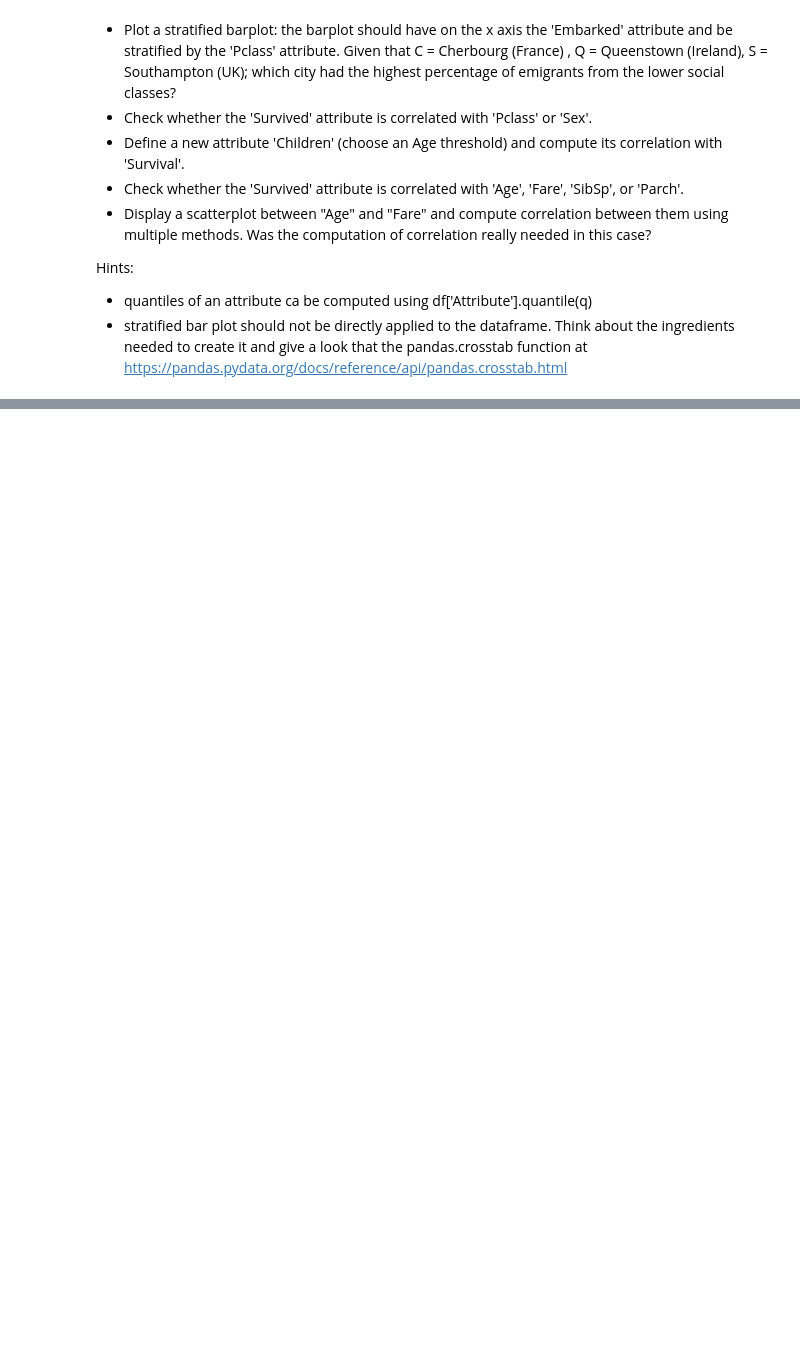
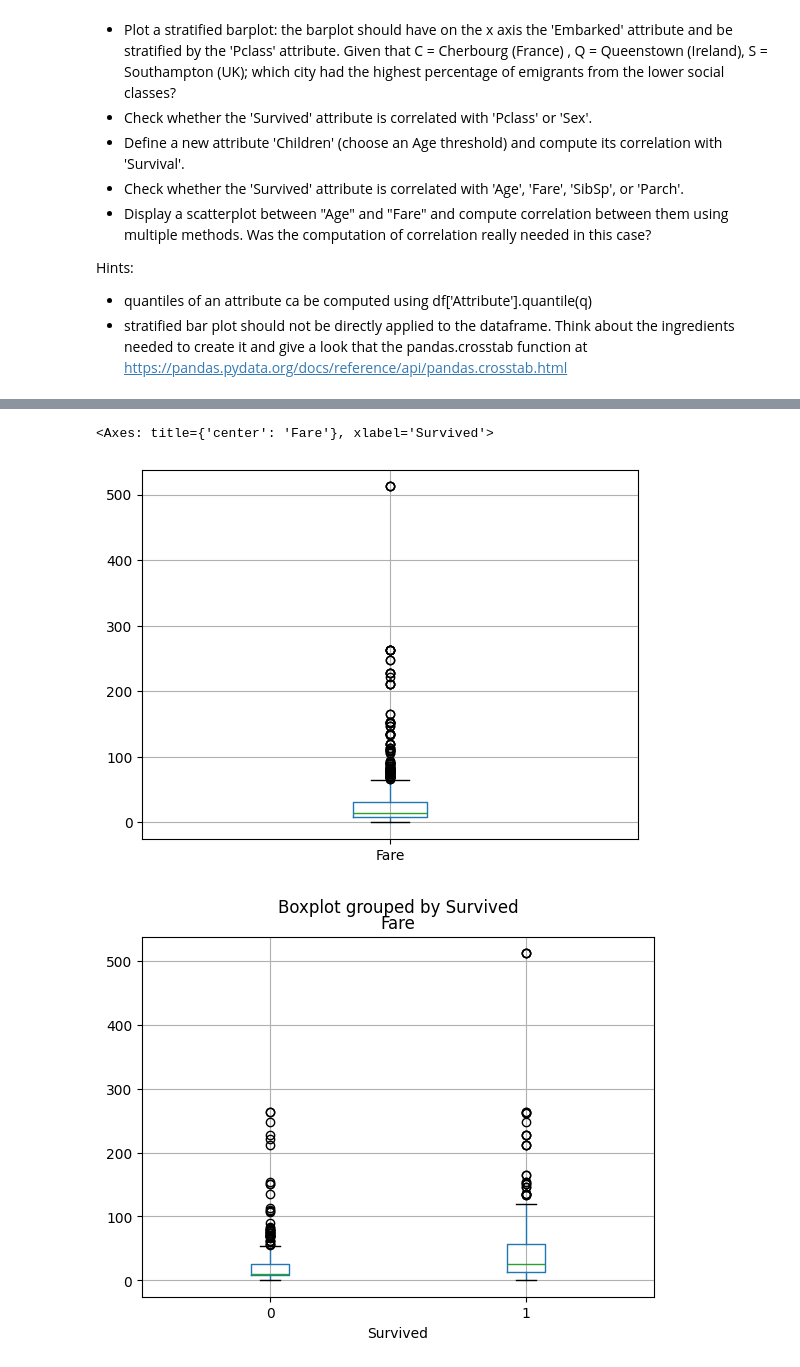
Before and after one commit to Manillin/Notes, a Jupyter notebook: masters/BigDataAnalytics/Lab/eda/EDA1_S.ipynb, the cells around one changed output, grey strips where cells are left out. Cells and saved outputs as stored; diff of their text form; code cells hidden in the pictures; blank space fills up the shorter version.

```diff
--- a/masters/BigDataAnalytics/Lab/eda/EDA1_S.ipynb
+++ b/masters/BigDataAnalytics/Lab/eda/EDA1_S.ipynb
@@ -176,0 +229,7 @@ _IncompleteInputError: incomplete input (2945345714.py, line 9)
+# %%
+df.boxplot('Fare')
+df.boxplot('Fare',by='Survived')
+# %% [output]
+<Axes: title={'center': 'Fare'}, xlabel='Survived'>
+[figure, added]
+[figure, added]
```
Also changed, not shown: parts of 10 cells of this notebook.
